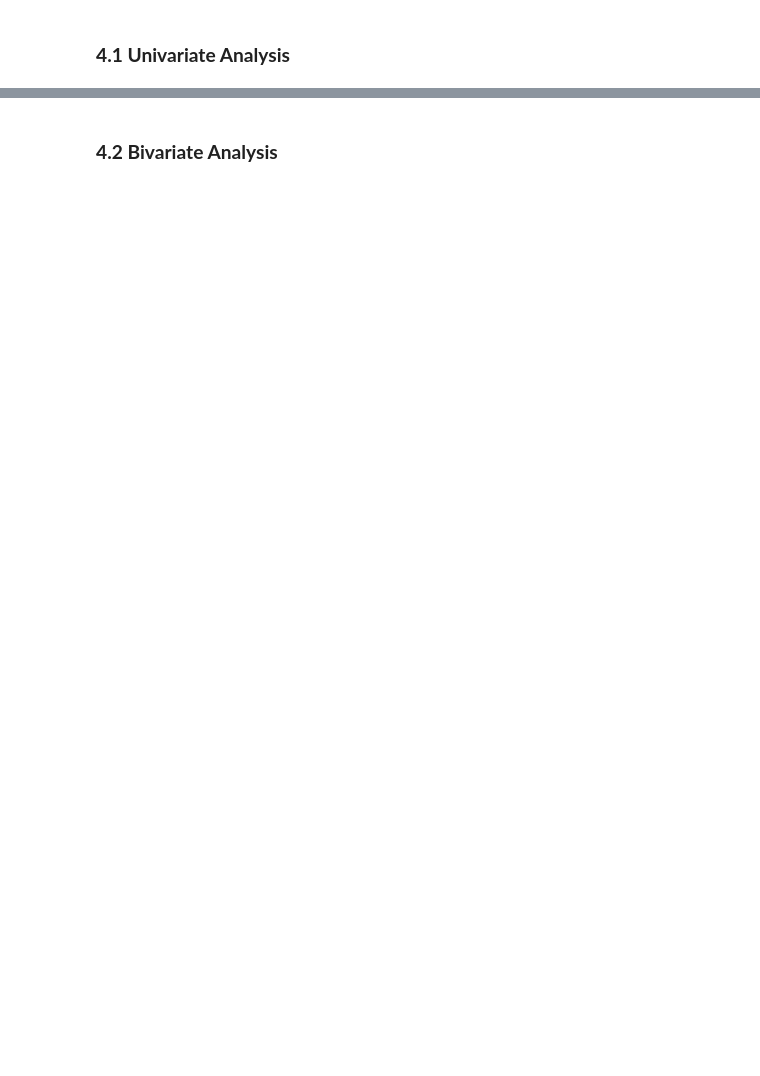
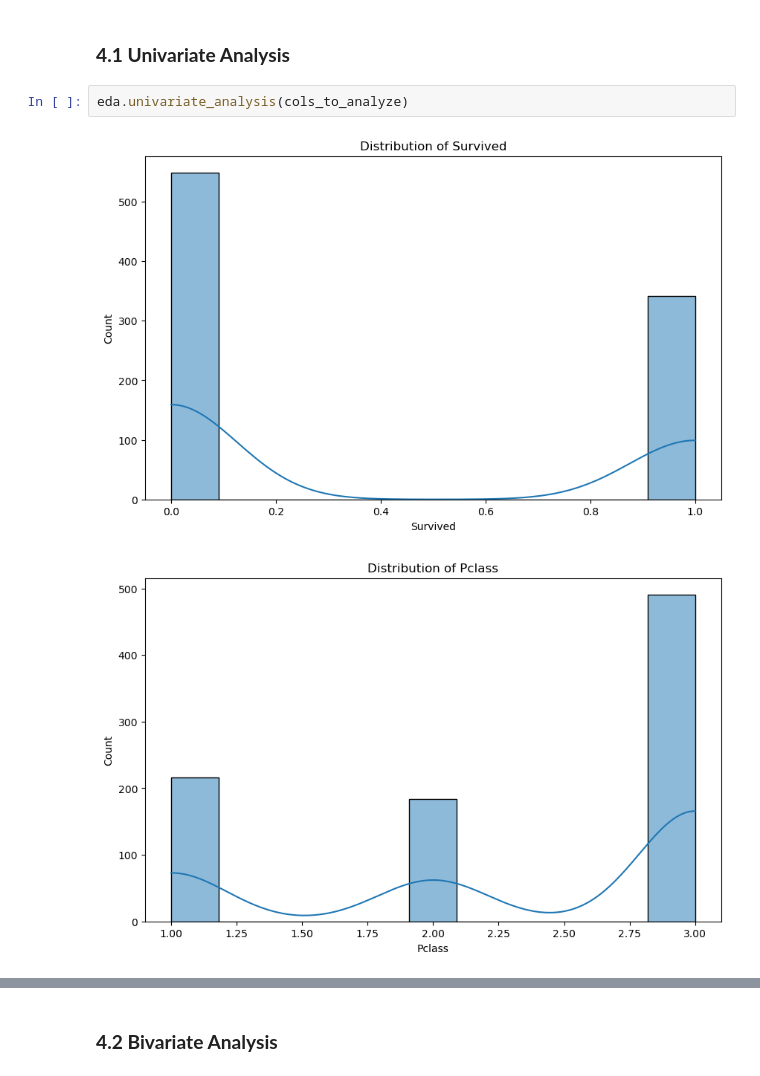
Before and after one commit to gregorymikuro/Titanic-Survival-Prediction-Machine-Learning-Project, a Jupyter notebook: titanic-survival-project-main.ipynb, the cells around one changed output, grey strips where cells are left out. Cells and saved outputs as stored; diff of their text form; blank space fills up the shorter version.

```diff
--- a/titanic-survival-project-main.ipynb
+++ b/titanic-survival-project-main.ipynb
@@ -227,2 +307,7 @@ Feature engineering complete!
 # %% [markdown]
 ### __4.1 Univariate Analysis__
+# %%
+eda.univariate_analysis(cols_to_analyze)
+# %% [output]
+[figure, added]
+[figure, added]
```
Also changed, not shown: parts of 4 cells of this notebook.
